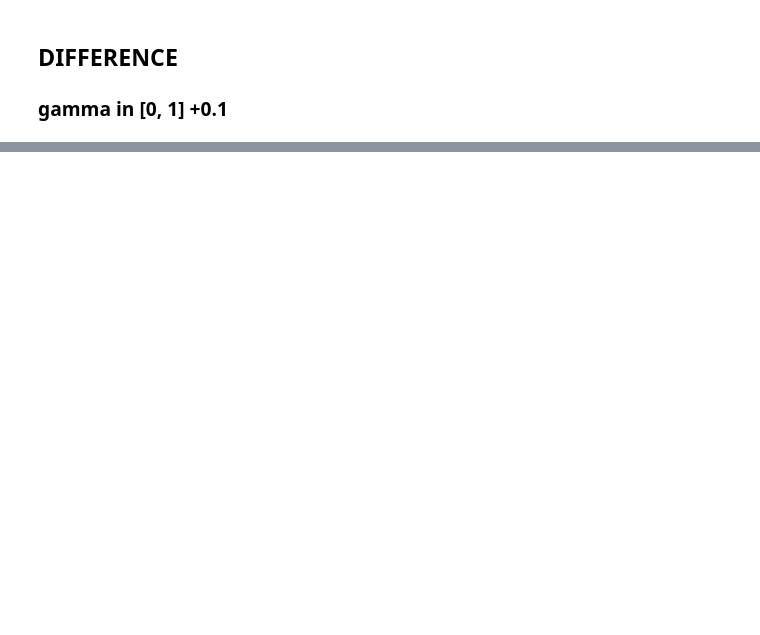
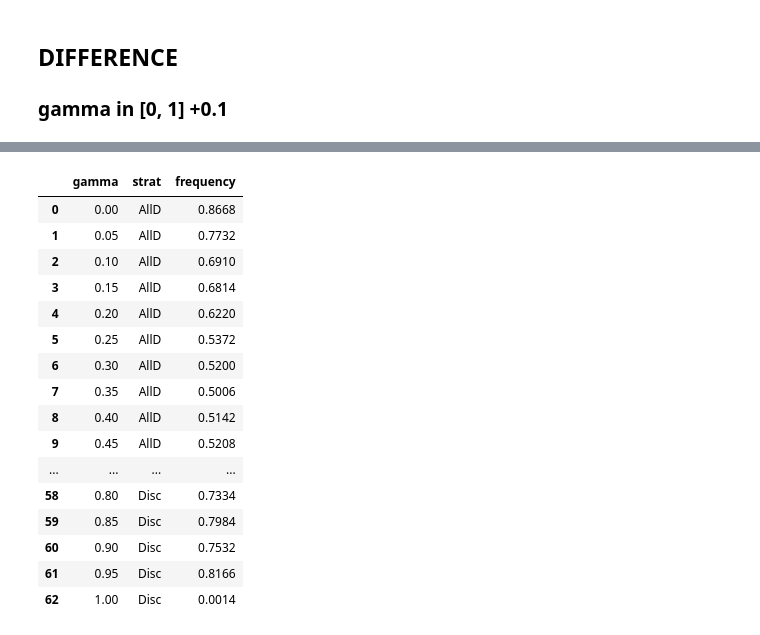
Before and after one commit to cfonsecahenrique/SNARE, a Jupyter notebook: EB NORMS on Errors.ipynb, the cells around one changed output, grey strips where cells are left out. Cells and saved outputs as stored; diff of their text form; code cells hidden in the pictures; blank space fills up the shorter version.

```diff
--- a/EB NORMS on Errors.ipynb
+++ b/EB NORMS on Errors.ipynb
@@ -320,0 +349,52 @@ data[data.gamma==0.35]
+# %%
+data = load_and_process()
+
+ebnorm = "Emotion-Lenient IS"
+
+value = 0.002
+filtered = filter(data, "chi", value)
+filtered = filter(filtered, "alpha", value)
+filtered = filter(filtered, "eps", value)
+filtered = filter(filtered, "EBNorm", ebnorm)
+
+eps_df = pd.DataFrame(columns=["gamma", "Cooperative EP", "Competitive EP"])
+strats_df = pd.DataFrame(columns=["gamma", "AllD", "pDisc", "Disc", "AllC"])
+reps_df = pd.DataFrame(columns=["gamma", "good", "bad"])
+
+for gamma in filtered.gamma.unique():
+    subset = filtered[filtered.gamma==gamma]
+    # CHANGE "MEAN" TO SOMETHING ELSE IN THE DATASET
+
+    entry_eps = [gamma, subset.n.mean(), subset.m.mean()]
+    entry_strats = [gamma, subset.AllD.mean(), subset.pDisc.mean(), subset.Disc.mean(), subset.AllC.mean()]
+    entry_reps = [gamma, subset.G.mean(), subset.B.mean()]
+
+    eps_df.loc[len(eps_df)] = entry_eps
+    strats_df.loc[len(strats_df)] = entry_strats
+    reps_df.loc[len(reps_df)] = entry_reps
+
+melted_eps = eps_df.melt('gamma', var_name='emotional profile', value_name='frequency')
+melted_strats = strats_df.melt('gamma', var_name='strat', value_name='frequency')
+melted_reps = reps_df.melt('gamma', var_name='reputation', value_name='frequency')
+# %%
+melted_strats = melted_strats.drop(melted_strats[melted_strats.strat=="AllC"].index)
+melted_strats = melted_strats.drop(melted_strats[melted_strats.strat=="pDisc"].index)
+melted_strats
+# %% [output]
+|  | gamma | strat | frequency |
+| 0 | 0.00 | AllD | 0.8668 |
+| 1 | 0.05 | AllD | 0.7732 |
+| 2 | 0.10 | AllD | 0.6910 |
+| 3 | 0.15 | AllD | 0.6814 |
+| 4 | 0.20 | AllD | 0.6220 |
+| 5 | 0.25 | AllD | 0.5372 |
+| 6 | 0.30 | AllD | 0.5200 |
+| 7 | 0.35 | AllD | 0.5006 |
+| 8 | 0.40 | AllD | 0.5142 |
+| 9 | 0.45 | AllD | 0.5208 |
+| ... | ... | ... | ... |
+| 58 | 0.80 | Disc | 0.7334 |
+| 59 | 0.85 | Disc | 0.7984 |
+| 60 | 0.90 | Disc | 0.7532 |
+| 61 | 0.95 | Disc | 0.8166 |
+| 62 | 1.00 | Disc | 0.0014 |
```
Also changed, not shown: parts of 19 cells of this notebook, 5 other files.
